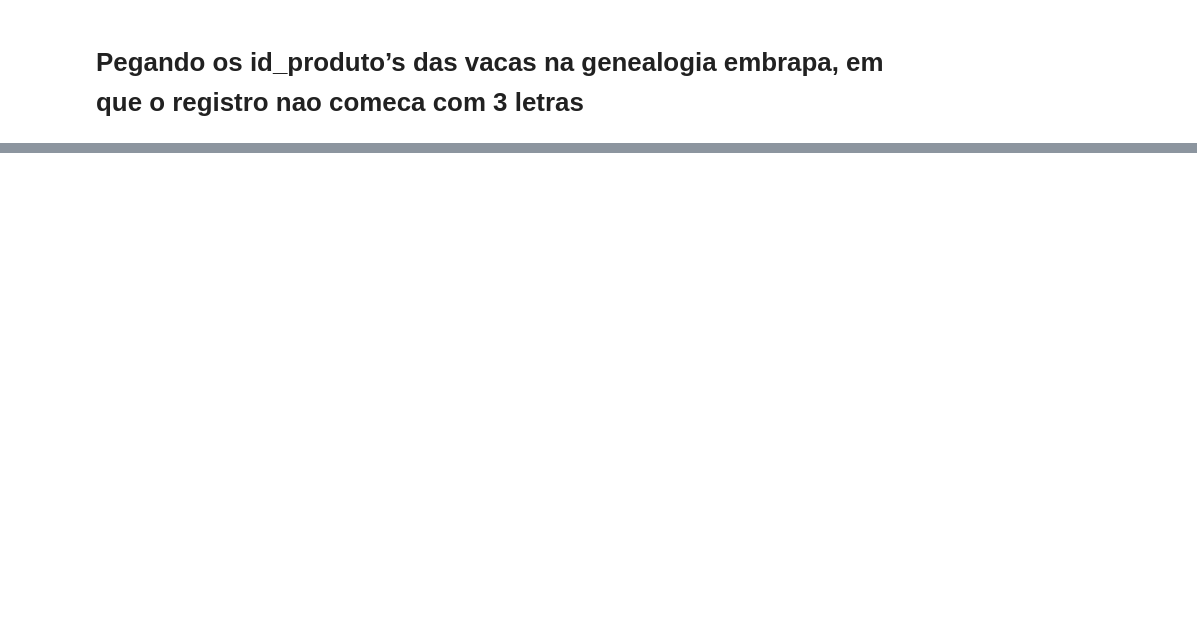
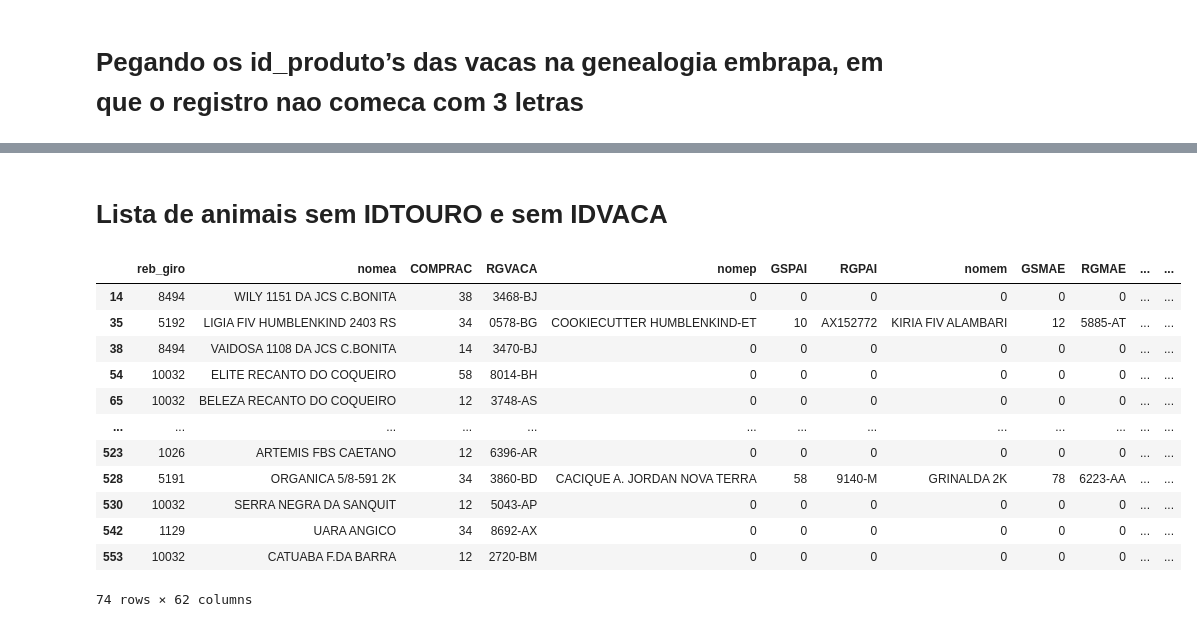
Before and after one commit to macheuz/dados_PNMGL, a Jupyter notebook: criando_id_produto_animais_sem_id.ipynb, the cells around one changed output, grey strips where cells are left out. Cells and saved outputs as stored; diff of their text form; code cells hidden in the pictures; blank space fills up the shorter version.

```diff
--- a/criando_id_produto_animais_sem_id.ipynb
+++ b/criando_id_produto_animais_sem_id.ipynb
@@ -309,0 +383,8 @@ df_id_touro
+# %%
+df_animais_sem_id_completo = pd.merge(df_animais_sem_id_completo, dj_juntando_tabelas[['IDANIMAL', 'id_produto_y']], on=['IDANIMAL'], how='left')
+df_animais_sem_id_completo['IDTOURO'].fillna(df_animais_sem_id_completo['id_produto_y'], inplace=True)
+df_animais_sem_id_completo = df_animais_sem_id_completo.drop(columns='id_produto_y')
+df_animais_sem_id_completo = pd.merge(df_animais_sem_id_completo, dj_juntando_tabelas1[['IDANIMAL', 'id_produto_y']], on=['IDANIMAL'], how='left')
+df_animais_sem_id_completo['IDVACA'].fillna(df_animais_sem_id_completo['id_produto_y'], inplace=True)
+df_animais_sem_id_completo = df_animais_sem_id_completo.drop(columns='id_produto_y')
+df_animais_sem_id_completo
@@ -309,0 +424,19 @@ df_id_touro
+# %% [markdown]
+# Lista de animais sem IDTOURO e sem IDVACA
+# %%
+df_animais_com_ids = df_animais_sem_id_completo[df_animais_sem_id_completo['IDVACA'].isnull() & df_animais_sem_id_completo['IDTOURO'].isnull()]
+df_animais_com_ids
+# %% [output]
+|  | reb_giro | nomea | COMPRAC | RGVACA | nomep | GSPAI | RGPAI | nomem | GSMAE | RGMAE | ... | ... |
+| 14 | 8494 | WILY 1151 DA JCS C.BONITA | 38 | 3468-BJ | 0 | 0 | 0 | 0 | 0 | 0 | ... | ... |
+| 35 | 5192 | LIGIA FIV HUMBLENKIND 2403 RS | 34 | 0578-BG | COOKIECUTTER HUMBLENKIND-ET | 10 | AX152772 | KIRIA FIV ALAMBARI | 12 | 5885-AT | ... | ... |
+| 38 | 8494 | VAIDOSA 1108 DA JCS C.BONITA | 14 | 3470-BJ | 0 | 0 | 0 | 0 | 0 | 0 | ... | ... |
+| 54 | 10032 | ELITE RECANTO DO COQUEIRO | 58 | 8014-BH | 0 | 0 | 0 | 0 | 0 | 0 | ... | ... |
+| 65 | 10032 | BELEZA RECANTO DO COQUEIRO | 12 | 3748-AS | 0 | 0 | 0 | 0 | 0 | 0 | ... | ... |
+| ... | ... | ... | ... | ... | ... | ... | ... | ... | ... | ... | ... | ... |
+| 523 | 1026 | ARTEMIS FBS CAETANO | 12 | 6396-AR | 0 | 0 | 0 | 0 | 0 | 0 | ... | ... |
+| 528 | 5191 | ORGANICA 5/8-591 2K | 34 | 3860-BD | CACIQUE A. JORDAN NOVA TERRA | 58 | 9140-M | GRINALDA 2K | 78 | 6223-AA | ... | ... |
+| 530 | 10032 | SERRA NEGRA DA SANQUIT | 12 | 5043-AP | 0 | 0 | 0 | 0 | 0 | 0 | ... | ... |
+| 542 | 1129 | UARA ANGICO | 34 | 8692-AX | 0 | 0 | 0 | 0 | 0 | 0 | ... | ... |
+| 553 | 10032 | CATUABA F.DA BARRA | 12 | 2720-BM | 0 | 0 | 0 | 0 | 0 | 0 | ... | ... |
+74 rows × 62 columns
```
Also changed, not shown: parts of 51 cells of this notebook, 1 other file.
